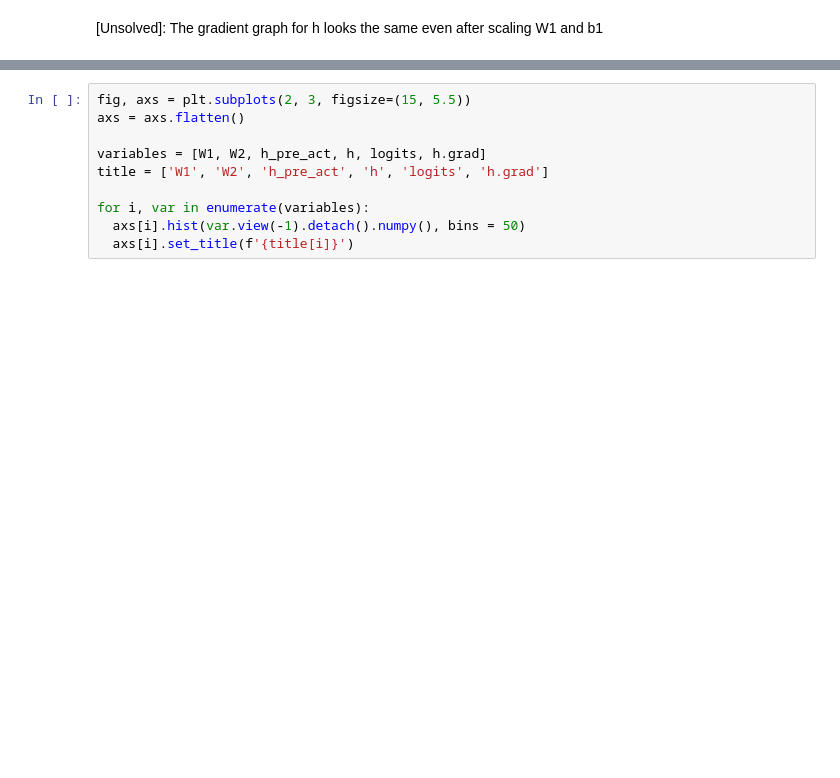
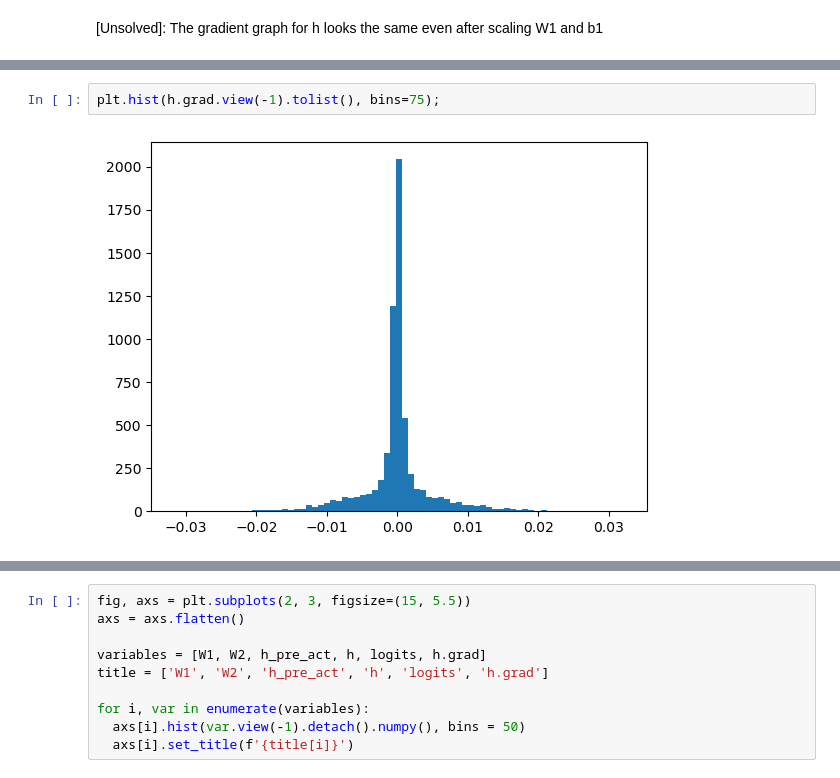
Before and after one commit to kamal-tanwar/makemore, a Jupyter notebook: makemore_part3_practice.ipynb, the cells around one changed output, grey strips where cells are left out. Drawn from its saved outputs; the diff is of its cells as text; blank space fills up the shorter version.

Commit message:
plotting gradients after 200K iterations

```diff
--- a/makemore_part3_practice.ipynb
+++ b/makemore_part3_practice.ipynb
@@ -98,0 +168,4 @@ loss.item()
+# %%
+plt.hist(h.grad.view(-1).tolist(), bins=75);
+# %% [output]
+[figure, added]
```
Also changed, not shown: parts of 3 cells of this notebook.
